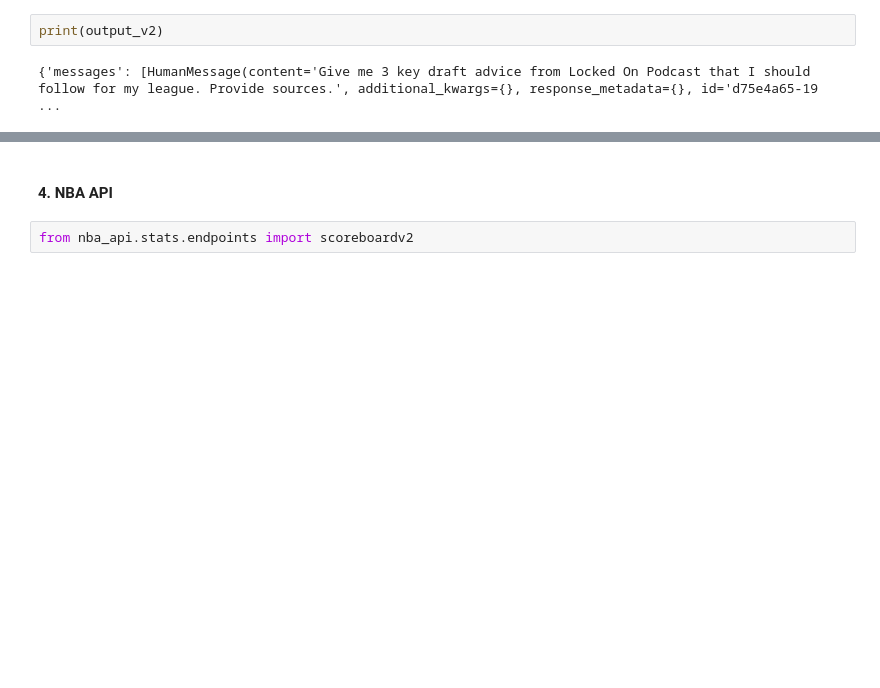
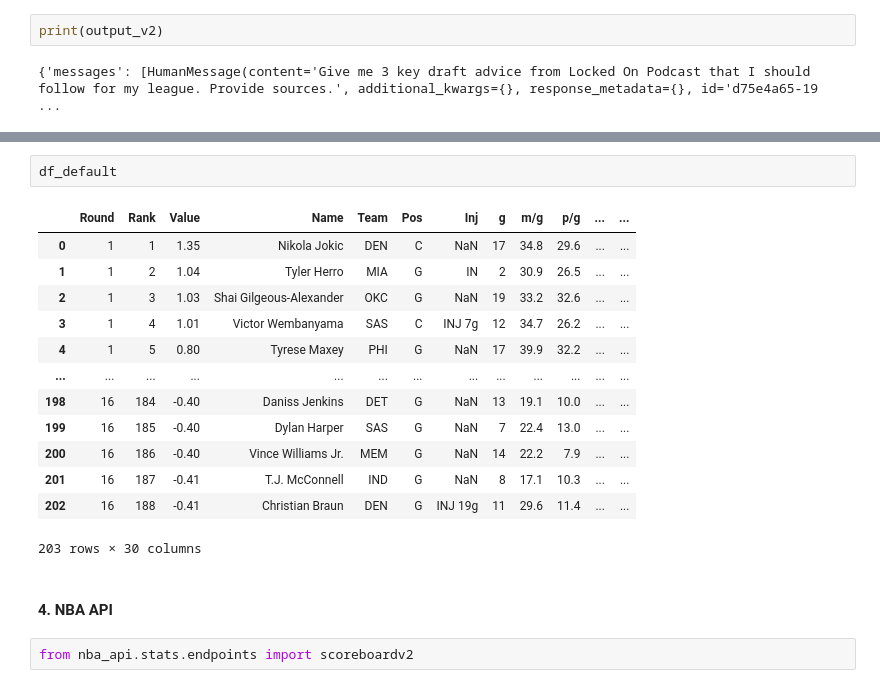
Before and after one commit to mk-chang/ClutchAI, a Jupyter notebook: sandbox/sandbox.ipynb, the cells around one changed output, grey strips where cells are left out. Cells and saved outputs as stored; diff of their text form; blank space fills up the shorter version.

```diff
--- a/sandbox/sandbox.ipynb
+++ b/sandbox/sandbox.ipynb
@@ -231,3 +463,19 @@ print(output_v2)
+# %%
+df_default
+# %% [output]
+|  | Round | Rank | Value | Name | Team | Pos | Inj | g | m/g | p/g | ... | ... |
+| 0 | 1 | 1 | 1.35 | Nikola Jokic | DEN | C | NaN | 17 | 34.8 | 29.6 | ... | ... |
+| 1 | 1 | 2 | 1.04 | Tyler Herro | MIA | G | IN | 2 | 30.9 | 26.5 | ... | ... |
+| 2 | 1 | 3 | 1.03 | Shai Gilgeous-Alexander | OKC | G | NaN | 19 | 33.2 | 32.6 | ... | ... |
+| 3 | 1 | 4 | 1.01 | Victor Wembanyama | SAS | C | INJ 7g | 12 | 34.7 | 26.2 | ... | ... |
+| 4 | 1 | 5 | 0.80 | Tyrese Maxey | PHI | G | NaN | 17 | 39.9 | 32.2 | ... | ... |
+| ... | ... | ... | ... | ... | ... | ... | ... | ... | ... | ... | ... | ... |
+| 198 | 16 | 184 | -0.40 | Daniss Jenkins | DET | G | NaN | 13 | 19.1 | 10.0 | ... | ... |
+| 199 | 16 | 185 | -0.40 | Dylan Harper | SAS | G | NaN | 7 | 22.4 | 13.0 | ... | ... |
+| 200 | 16 | 186 | -0.40 | Vince Williams Jr. | MEM | G | NaN | 14 | 22.2 | 7.9 | ... | ... |
+| 201 | 16 | 187 | -0.41 | T.J. McConnell | IND | G | NaN | 8 | 17.1 | 10.3 | ... | ... |
+| 202 | 16 | 188 | -0.41 | Christian Braun | DEN | G | INJ 19g | 11 | 29.6 | 11.4 | ... | ... |
+203 rows × 30 columns
 # %% [markdown]
 #### 4. NBA API
 # %%
```
Also changed, not shown: parts of 10 cells of this notebook, 25 other files.
